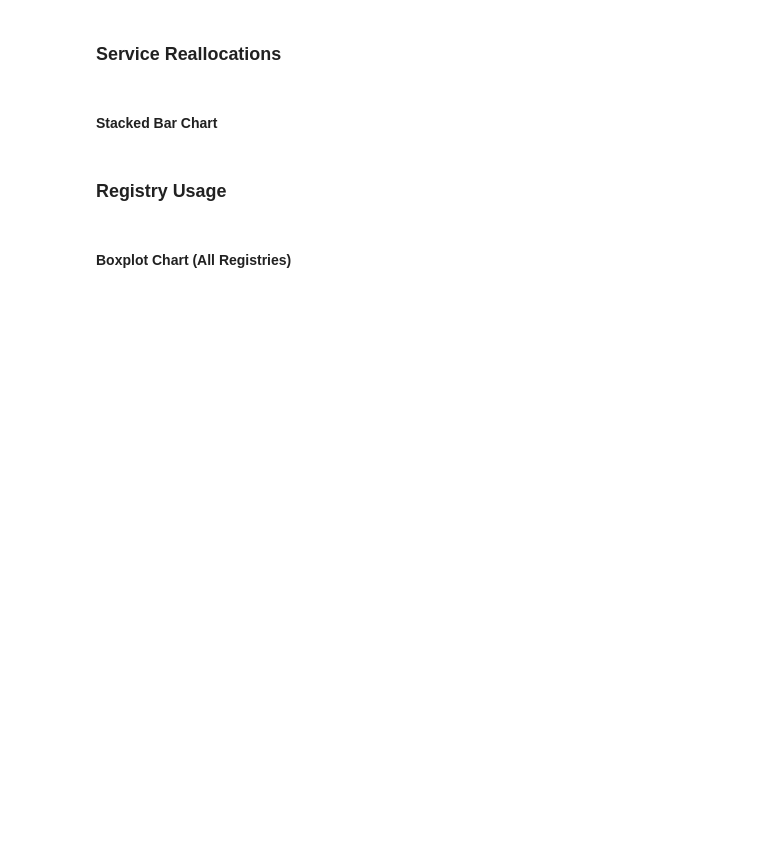
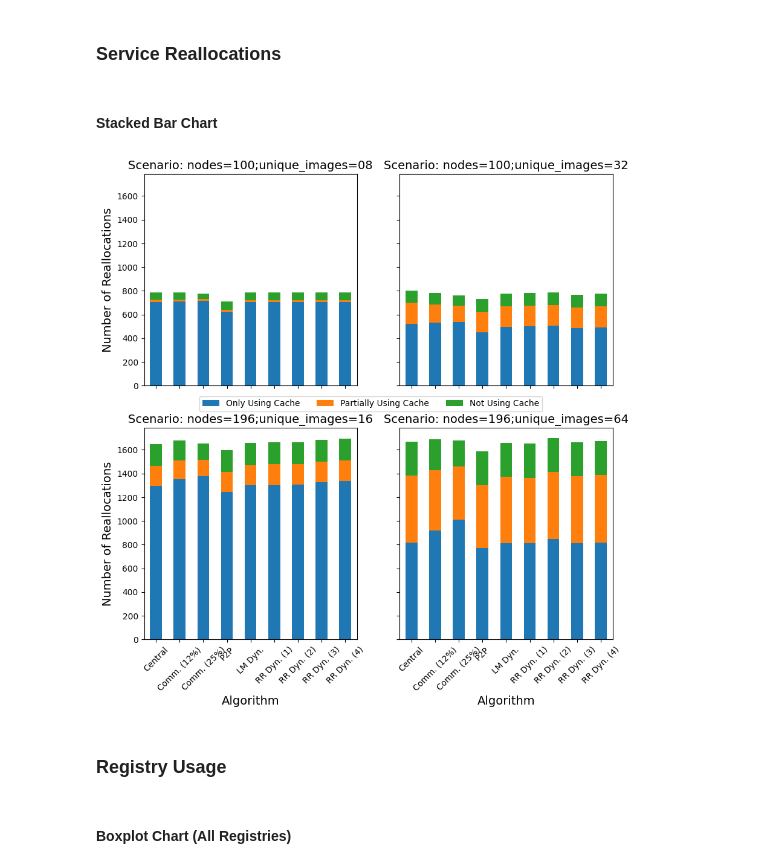
Before and after one commit to lucasroges/dynamic-registry-provisioning, a Jupyter notebook: analysis.ipynb, the cells around one changed output. Drawn from its saved outputs; the diff is of its cells as text; code cells hidden in the pictures; blank space fills up the shorter version.

```diff
--- a/analysis.ipynb
+++ b/analysis.ipynb
@@ -652,18 +669,26 @@ reallocations_dfs = {
 # %%
 # TODO: check how to share labels
 fig, ax = plt.subplots(2, 2, figsize=(10, 10), sharex=True, sharey=True)
 
 for counter, (key, reallocations_df) in enumerate(reallocations_dfs.items()):
     reallocations_df = reallocations_df[["Algorithm", "Only Using Cache", "Partially Using Cache", "Not Using Cache"]]
     reallocations_df.plot.bar(x="Algorithm", stacked=True, ax=ax[counter // 2][counter % 2], rot=45, legend=False)
-    customize_chart(ax[counter // 2][counter % 2], xticklabels={"labels": algorithm_labels}, xlabel="Algorithm", ylabel="Number of Reallocations", title=f"Scenario: {key}")
+    customize_chart(
+        ax[counter // 2][counter % 2],
+        xticklabels={"labels": algorithm_labels},
+        xlabel={"xlabel":"Algorithm","fontdict":font_dict},
+        ylabel={"ylabel":"Number of Reallocations","fontdict":font_dict},
+        title={"label":f"Scenario: {key}","fontdict":font_dict},
+    )
 
 handles, labels = plt.gca().get_legend_handles_labels()
 fig.legend(handles, labels, loc='center', ncols=3, bbox_to_anchor=(0.5, 0.5))
 plt.subplots_adjust(hspace=0.2)
 
 plt.savefig(f"{base_dir}/reallocations.pdf", bbox_inches='tight')
 
 # TODO: add labels to the bars (%)
+# %% [output]
+[figure, added]
 # %% [markdown]
 ### Registry Usage
```
Also changed, not shown: parts of 21 cells of this notebook.
